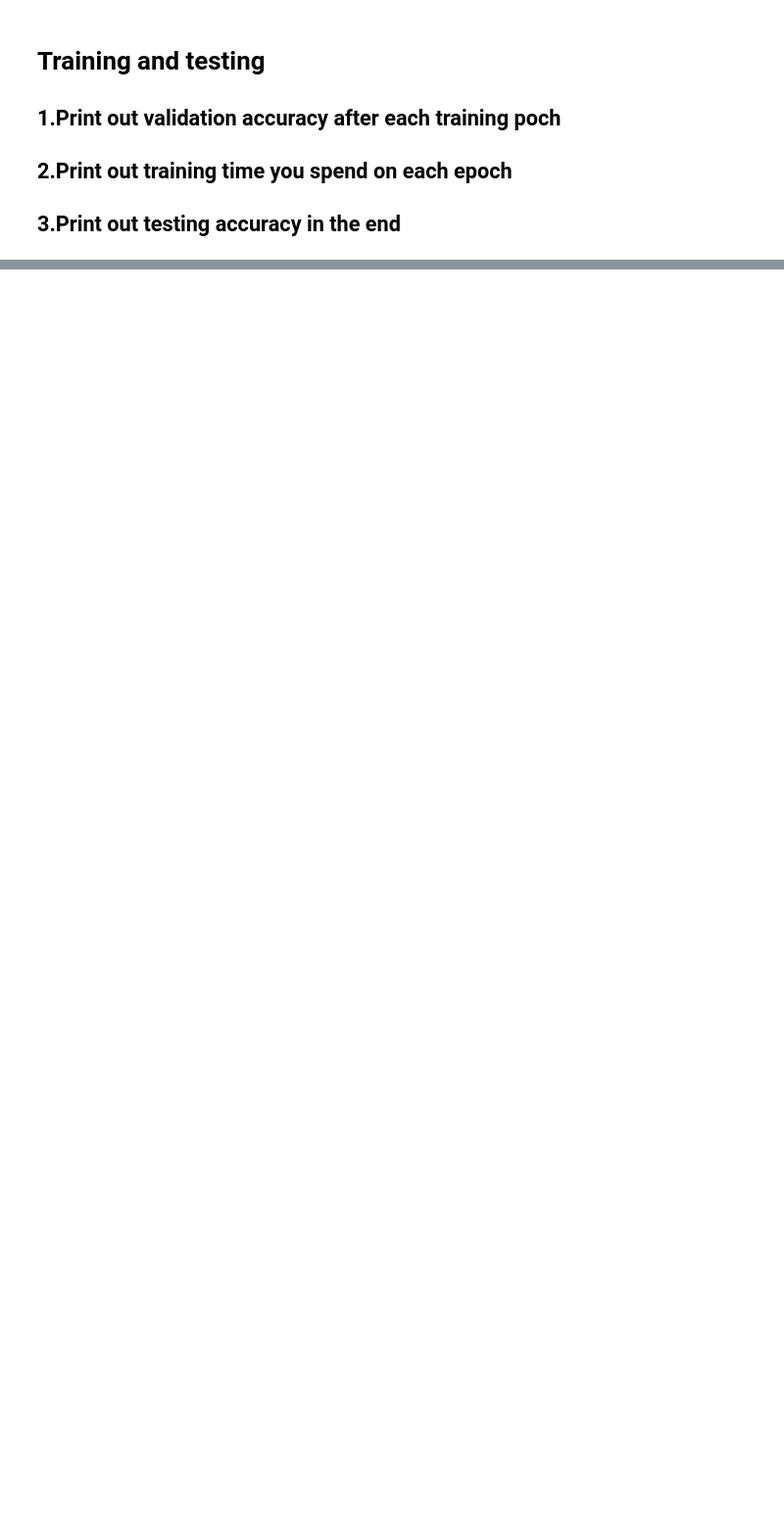
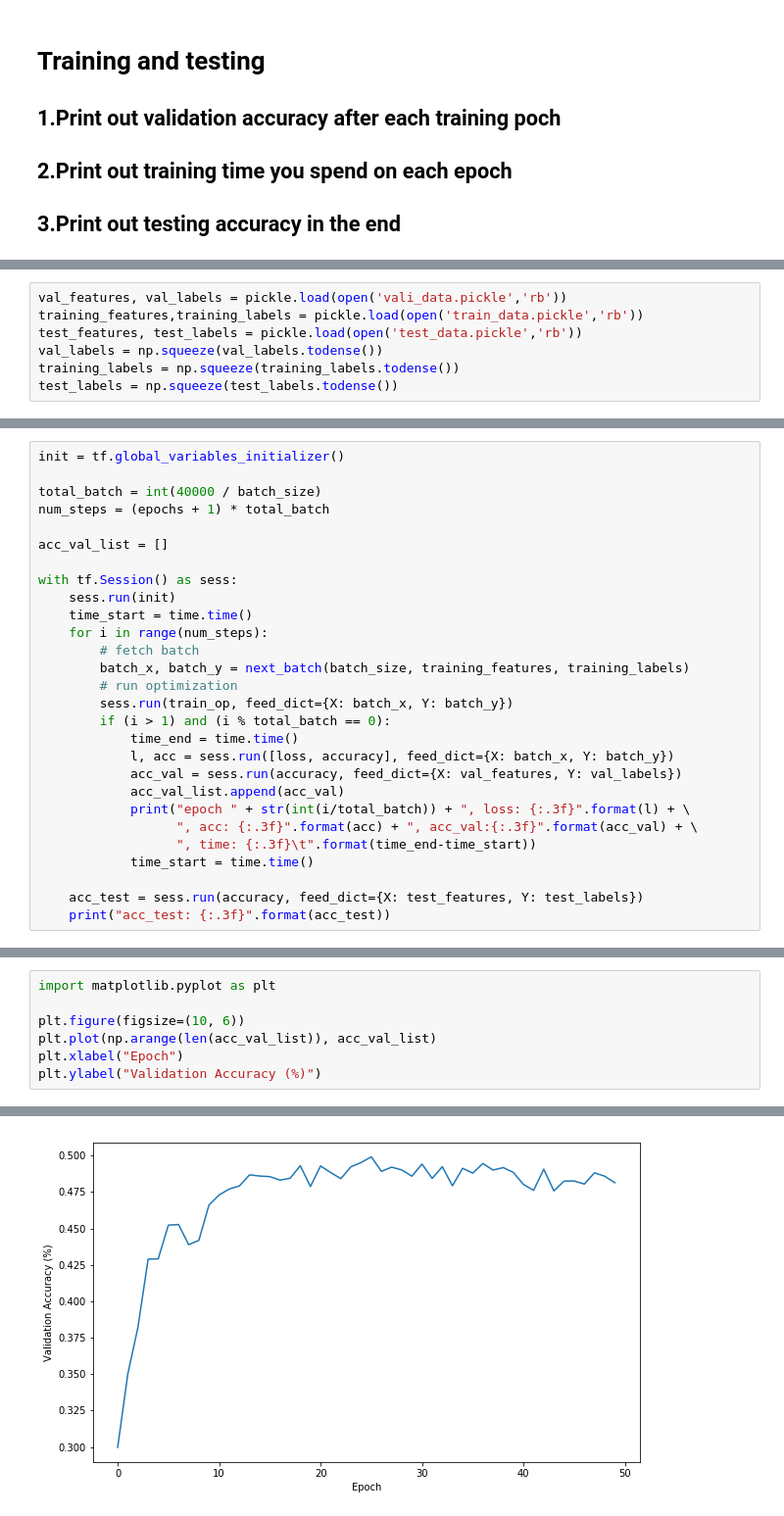
Before and after one commit to tank606/HW, a Jupyter notebook: HW2/HW2_2b_templatev1.ipynb, the cells around one changed output, grey strips where cells are left out. Shown at 98% size. Drawn from its saved outputs; the diff is of its cells as text; blank space fills up the shorter version.

```diff
--- a/HW2/HW2_2b_templatev1.ipynb
+++ b/HW2/HW2_2b_templatev1.ipynb
@@ -163,0 +92,7 @@ testing accuracy is:  0.1
+# %%
+val_features, val_labels = pickle.load(open('vali_data.pickle','rb'))
+training_features,training_labels = pickle.load(open('train_data.pickle','rb'))
+test_features, test_labels = pickle.load(open('test_data.pickle','rb'))
+val_labels = np.squeeze(val_labels.todense())
+training_labels = np.squeeze(training_labels.todense())
+test_labels = np.squeeze(test_labels.todense())
@@ -163,0 +110,28 @@ testing accuracy is:  0.1
+# %%
+init = tf.global_variables_initializer()
+
+total_batch = int(40000 / batch_size)
+num_steps = (epochs + 1) * total_batch
+
+acc_val_list = []
+
+with tf.Session() as sess:
+    sess.run(init)
+    time_start = time.time()
+    for i in range(num_steps):
+        # fetch batch
+        batch_x, batch_y = next_batch(batch_size, training_features, training_labels)
+        # run optimization
+        sess.run(train_op, feed_dict={X: batch_x, Y: batch_y})
+        if (i > 1) and (i % total_batch == 0):
+            time_end = time.time()
+            l, acc = sess.run([loss, accuracy], feed_dict={X: batch_x, Y: batch_y})
+            acc_val = sess.run(accuracy, feed_dict={X: val_features, Y: val_labels})
+            acc_val_list.append(acc_val)
+            print("epoch " + str(int(i/total_batch)) + ", loss: {:.3f}".format(l) + \
+                  ", acc: {:.3f}".format(acc) + ", acc_val:{:.3f}".format(acc_val) + \
+                  ", time: {:.3f}\t".format(time_end-time_start))
+            time_start = time.time()
+
+    acc_test = sess.run(accuracy, feed_dict={X: test_features, Y: test_labels})
+    print("acc_test: {:.3f}".format(acc_test))
@@ -163,0 +156,8 @@ testing accuracy is:  0.1
+# %%
+import matplotlib.pyplot as plt
+
+plt.figure(figsize=(10, 6))
+plt.plot(np.arange(len(acc_val_list)), acc_val_list)
+plt.xlabel("Epoch")
+plt.ylabel("Validation Accuracy (%)")
+# %% [output]
@@ -163,0 +165 @@ testing accuracy is:  0.1
+[figure, added]
```
Also changed, not shown: parts of 17 cells of this notebook, 3 other files.
